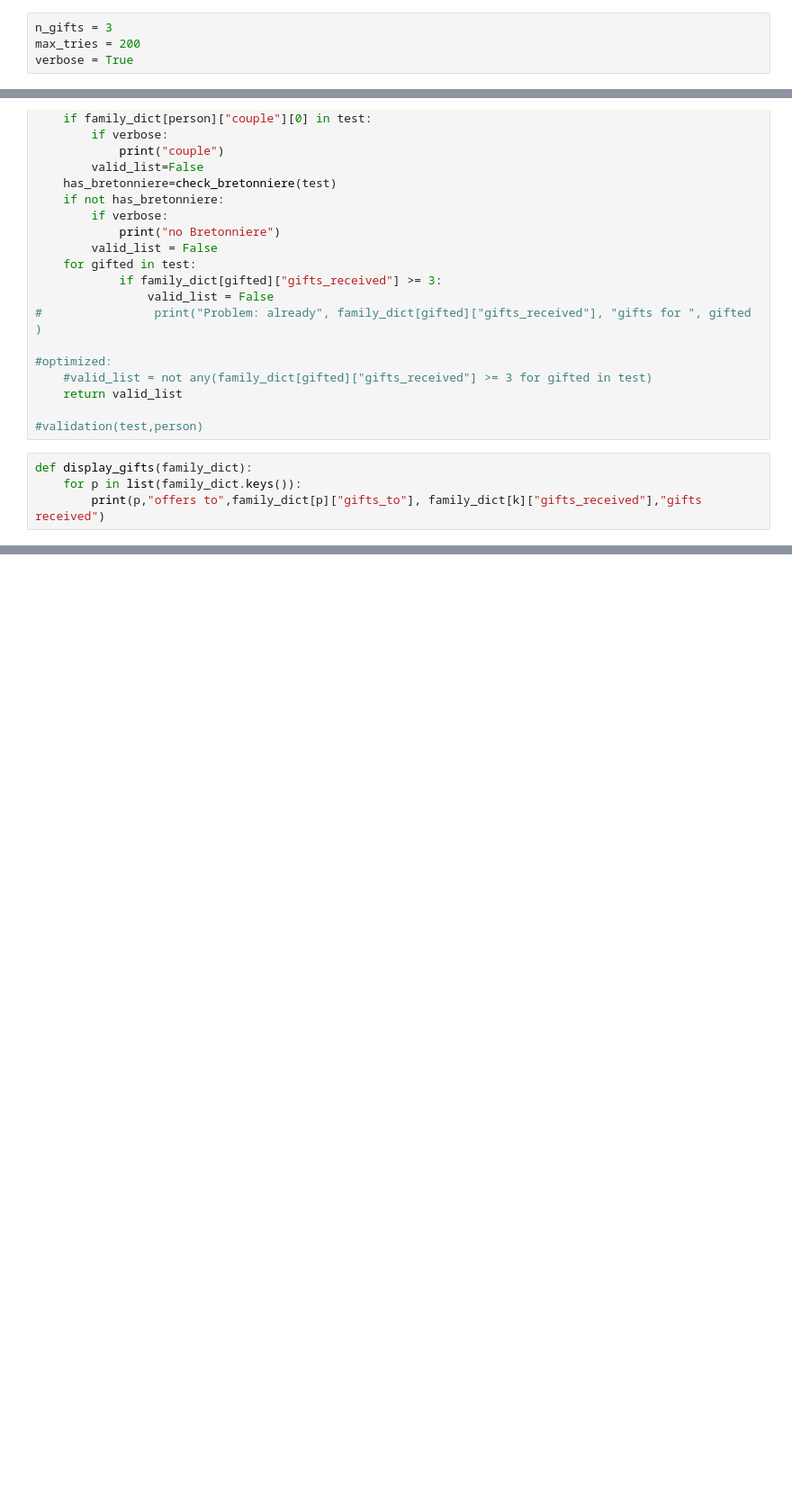
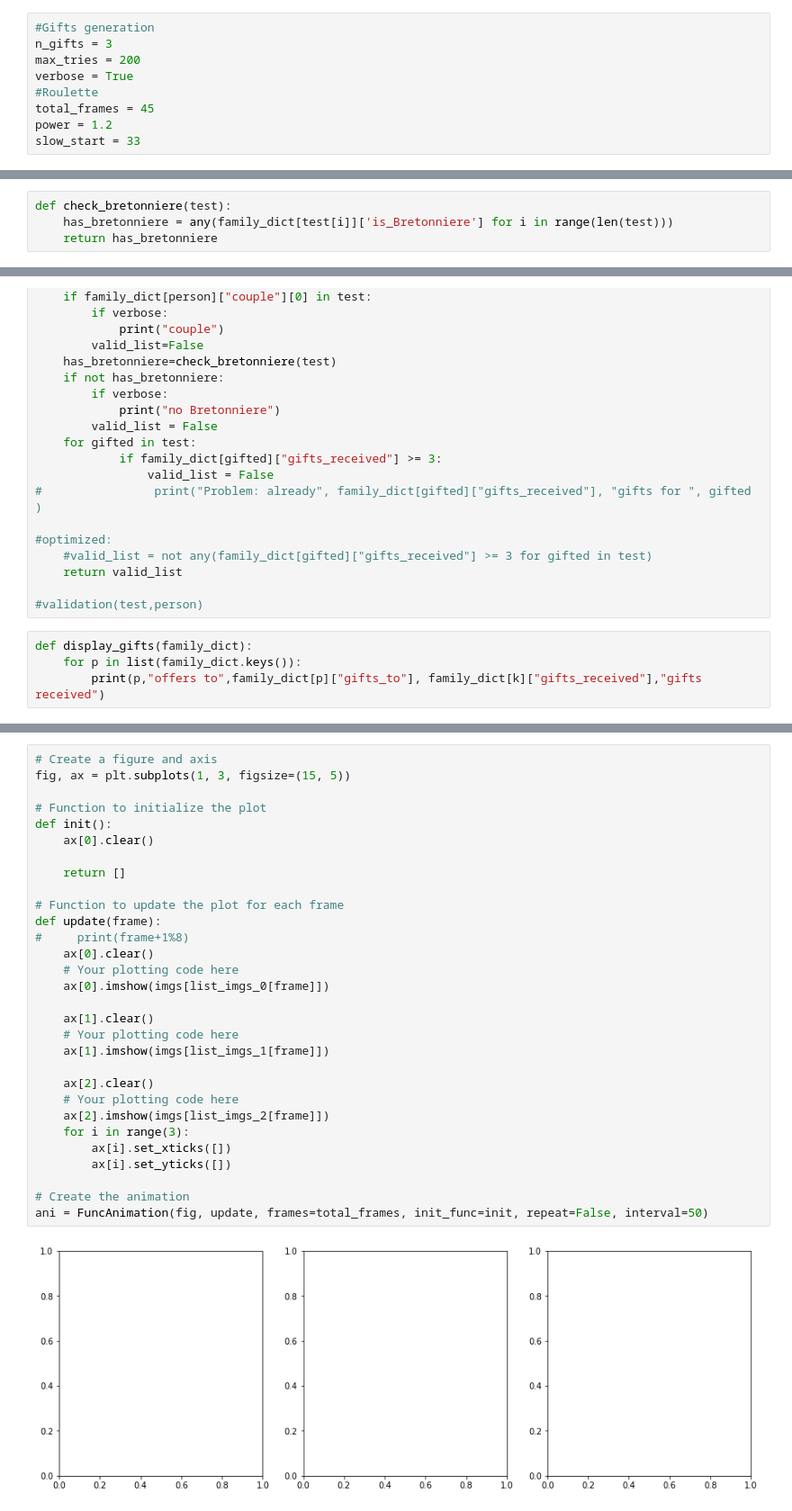
Before and after one commit to pabreto/secret_santa, a Jupyter notebook: secret_santa.ipynb, the cells around one changed output, grey strips where cells are left out. Shown: that part at 90% size. Cells and saved outputs as stored; diff of their text form; blank space fills up the shorter version.

Commit message:
Merge roulette in secret_santa

```diff
--- a/secret_santa.ipynb
+++ b/secret_santa.ipynb
@@ -5,7 +9,12 @@ import math
 # %%
+#Gifts generation
 n_gifts = 3
 max_tries = 200
 verbose = True
+#Roulette
+total_frames = 45
+power = 1.2
+slow_start = 33
 # %%
 def initialization():
     family_dict = {
@@ -23,6 +32,10 @@ def initialization():
 family_dict=initialization()
 n_people = len(family_dict)
 max_combinations = math.comb(n_people-1,n_gifts)
+# %%
+def check_bretonniere(test):
+    has_bretonniere = any(family_dict[test[i]]['is_Bretonniere'] for i in range(len(test)))
+    return has_bretonniere
 # %%
 #test = rd.sample(list(family_dict.keys()),k=n_gifts)
 
@@ -125,0 +200,32 @@ Hubert offers to ['AL', 'Arnaud', 'Claire'] 3 gifts received
+# %%
+# Create a figure and axis
+fig, ax = plt.subplots(1, 3, figsize=(15, 5))
+
+# Function to initialize the plot
+def init():
+    ax[0].clear()
+
+    return []
+
+# Function to update the plot for each frame
+def update(frame):
+#     print(frame+1%8)
+    ax[0].clear()
+    # Your plotting code here
+    ax[0].imshow(imgs[list_imgs_0[frame]])
+
+    ax[1].clear()
+    # Your plotting code here
+    ax[1].imshow(imgs[list_imgs_1[frame]])
+
+    ax[2].clear()
+    # Your plotting code here
+    ax[2].imshow(imgs[list_imgs_2[frame]])
+    for i in range(3):
+        ax[i].set_xticks([])
+        ax[i].set_yticks([])
+
+# Create the animation
+ani = FuncAnimation(fig, update, frames=total_frames, init_func=init, repeat=False, interval=50)
+# %% [output]
+[figure, added]
```
Also changed, not shown: parts of 7 cells of this notebook, 1 other file.
